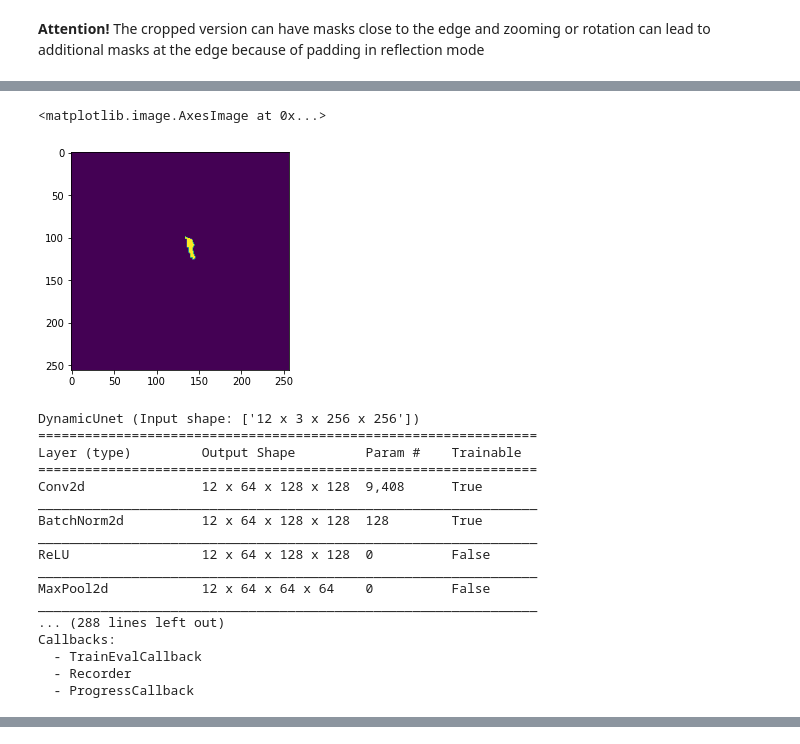
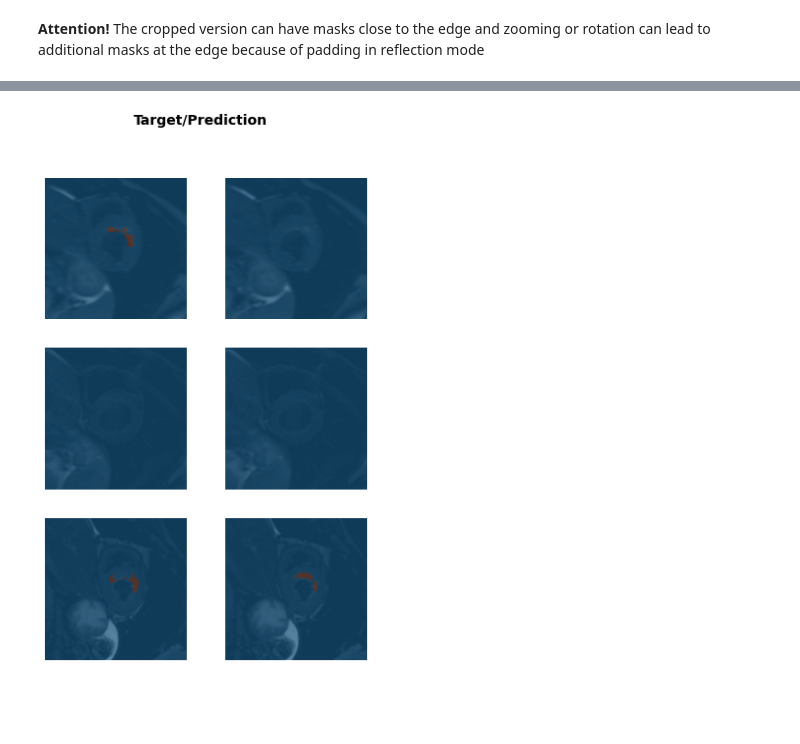
Before and after one commit to chfc-cmi/miccai2020-myops, a Jupyter notebook: code/04_specificClasses_focal_unet_resnet34.ipynb, the cells around one changed output, grey strips where cells are left out. Saved outputs shown, nothing was run; the diff lists cells and outputs as text; code cells hidden in the pictures; blank space fills up the shorter version.

```diff
--- a/code/04_specificClasses_focal_unet_resnet34.ipynb
+++ b/code/04_specificClasses_focal_unet_resnet34.ipynb
@@ -181,25 +187,3 @@ axs[2].imshow(preds[0][1][0]-preds[0][1][1])
-# %%
-plt.imshow(preds[1][1])
-# %% [output]
-<matplotlib.image.AxesImage at 0x...>
-[figure, removed]
-# %%
-learn.predi
-# %% [output]
-DynamicUnet (Input shape: ['12 x 3 x 256 x 256'])
-================================================================
-Layer (type)         Output Shape         Param #    Trainable
-================================================================
-Conv2d               12 x 64 x 128 x 128  9,408      True
-________________________________________________________________
-BatchNorm2d          12 x 64 x 128 x 128  128        True
-________________________________________________________________
-ReLU                 12 x 64 x 128 x 128  0          False
-________________________________________________________________
-MaxPool2d            12 x 64 x 64 x 64    0          False
-________________________________________________________________
-... (288 lines left out)
-Callbacks:
-  - TrainEvalCallback
-  - Recorder
-  - ProgressCallback
+# %%
+learn.show_results(vmin=0)
+# %% [output]
@@ -205,0 +191 @@ Callbacks:
+[figure, added]
```
Also changed, not shown: parts of 30 cells of this notebook.
